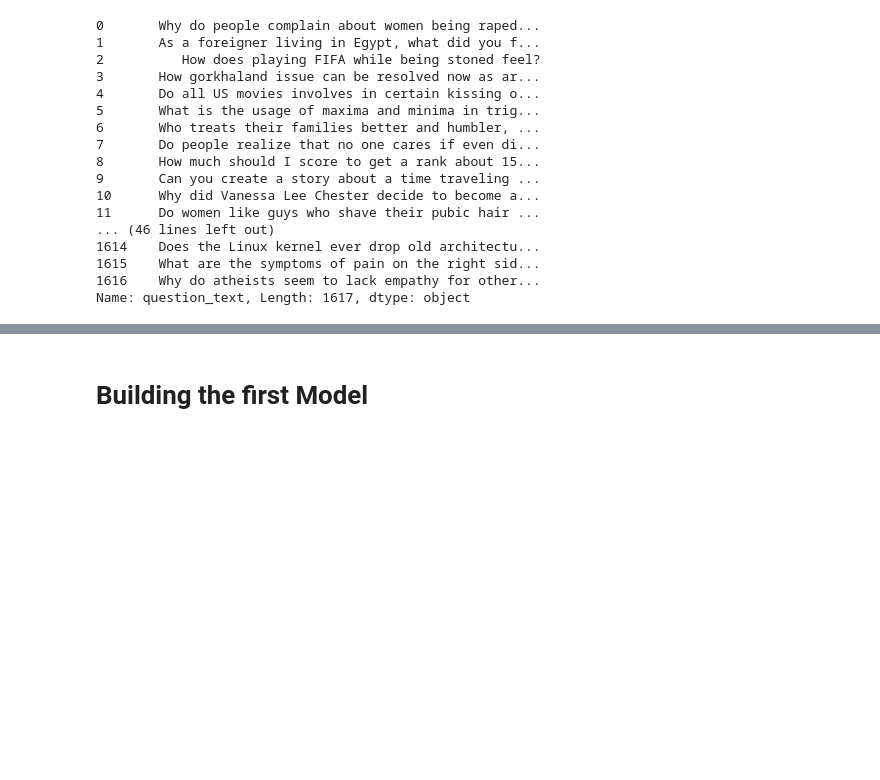
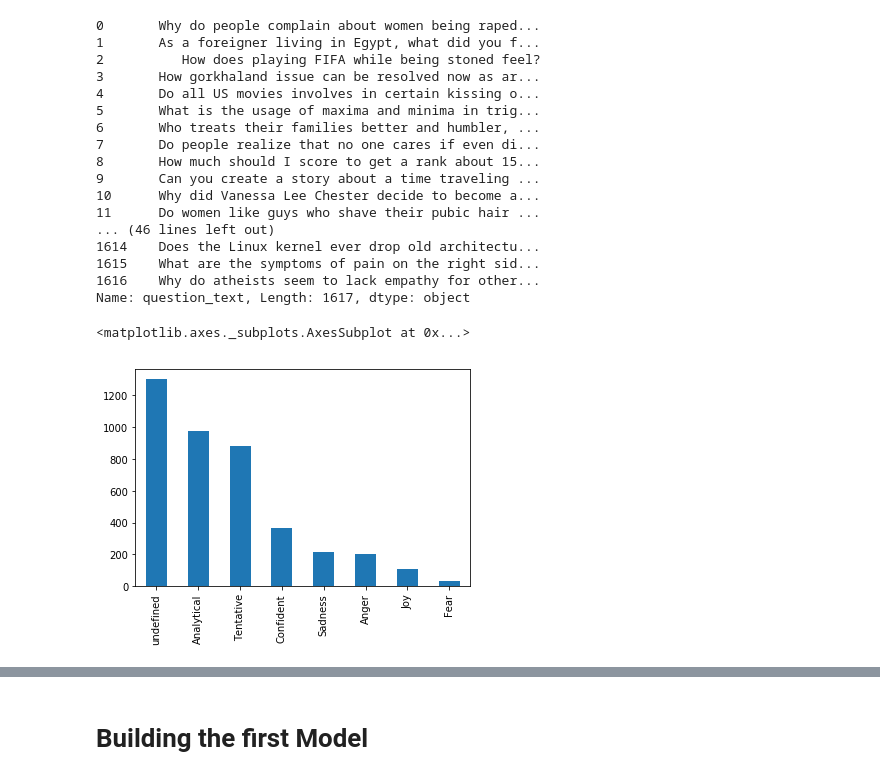
Before and after one commit to djomonam/Quora_Insincire_Classification, a Jupyter notebook: quora-question-classifier.ipynb, the cells around one changed output, grey strips where cells are left out. Drawn from its saved outputs; the diff is of its cells as text; code cells hidden in the pictures; blank space fills up the shorter version.

```diff
--- a/quora-question-classifier.ipynb
+++ b/quora-question-classifier.ipynb
@@ -339,3 +338,8 @@ Name: question_text, Length: 1617, dtype: object
 # %%
 mergeddata = [train,test]
 mergeddata = pd.concat(mergeddata)
+# %%
+mergeddata[mergeddata['target']==1]['ton'].value_counts().plot(kind='bar')
+# %% [output]
+<matplotlib.axes._subplots.AxesSubplot at 0x...>
+[figure, added]
```
Also changed, not shown: parts of 14 cells of this notebook.
